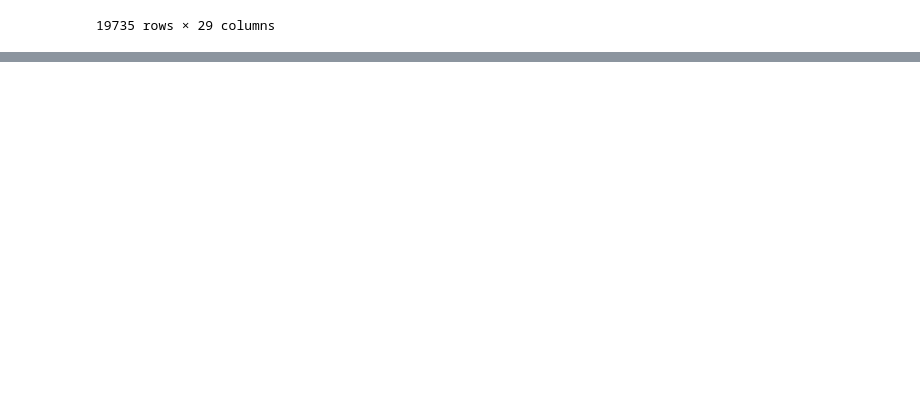
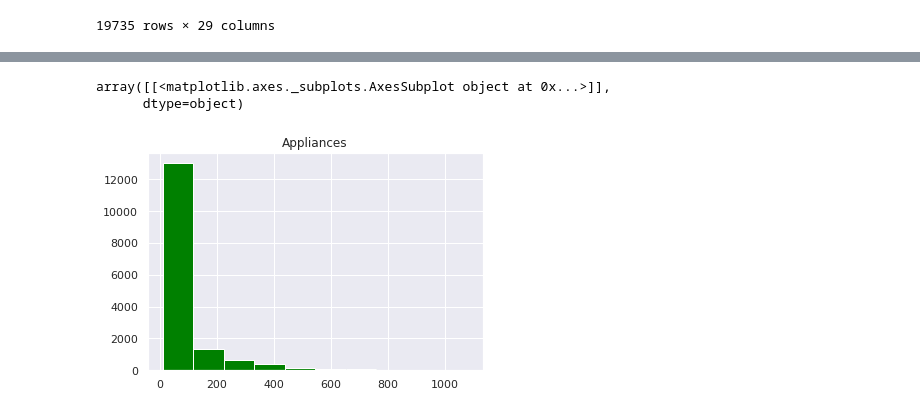
Before and after one commit to anasjy/appliance-energy-prediction, a Jupyter notebook: Appliance_energy_prediction.ipynb, the cells around one changed output, grey strips where cells are left out. Cells and saved outputs as stored; diff of their text form; code cells hidden in the pictures; blank space fills up the shorter version.

```diff
--- a/Appliance_energy_prediction.ipynb
+++ b/Appliance_energy_prediction.ipynb
@@ -97,0 +218,2 @@ slr
+# %%
+slr= slr.drop(['date'], axis=1)
@@ -97,0 +226,3 @@ slr
+# %%
+# 80% of the data is use for the training of the models and the rest is used for testing
+train, test = train_test_split(slr,test_size=0.20,random_state=40)
@@ -97,0 +241,17 @@ slr
+# %%
+## Divide the columns based on type for clear column management
+
+col_temp = ["T1","T2","T3","T4","T5","T6","T7","T8","T9"]
+
+col_hum = ["RH_1","RH_2","RH_3","RH_4","RH_5","RH_6","RH_7","RH_8","RH_9"]
+
+col_weather = ["T_out", "Tdewpoint","RH_out","Press_mm_hg",
+                "Windspeed","Visibility"]
+col_light = ["lights"]
+col_randoms = ["rv1", "rv2"]
+
+col_target = ["Appliances"]
+# %%
+# Seperate dependent and independent variables
+feature_vars = train[col_temp + col_hum + col_weather + col_light + col_randoms ]
+target_vars = train[col_target]
@@ -97,0 +334,7 @@ slr
+# %%
+# Distribution of values in Applainces column
+target_vars.hist(color='green',bins=10)
+# %% [output]
+array([[<matplotlib.axes._subplots.AxesSubplot object at 0x...>]],
+      dtype=object)
+[figure, added]
```
Also changed, not shown: parts of 33 cells of this notebook.
